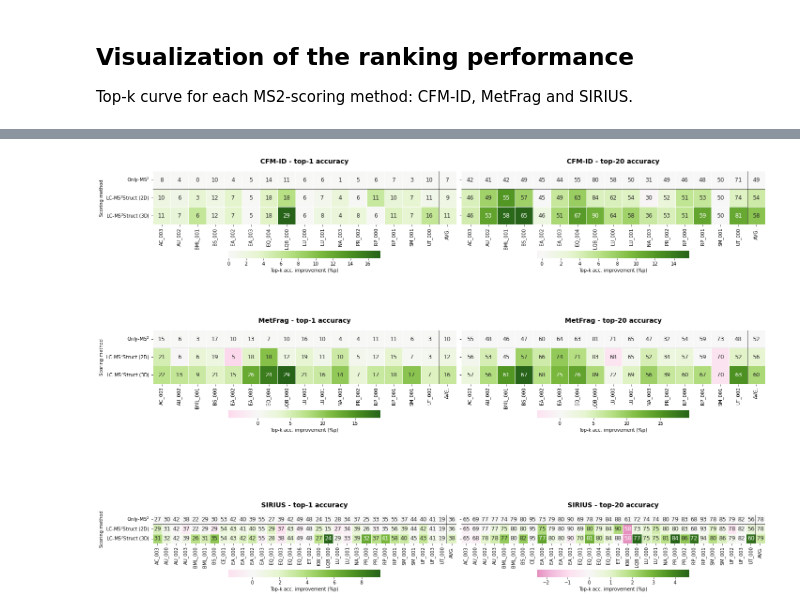
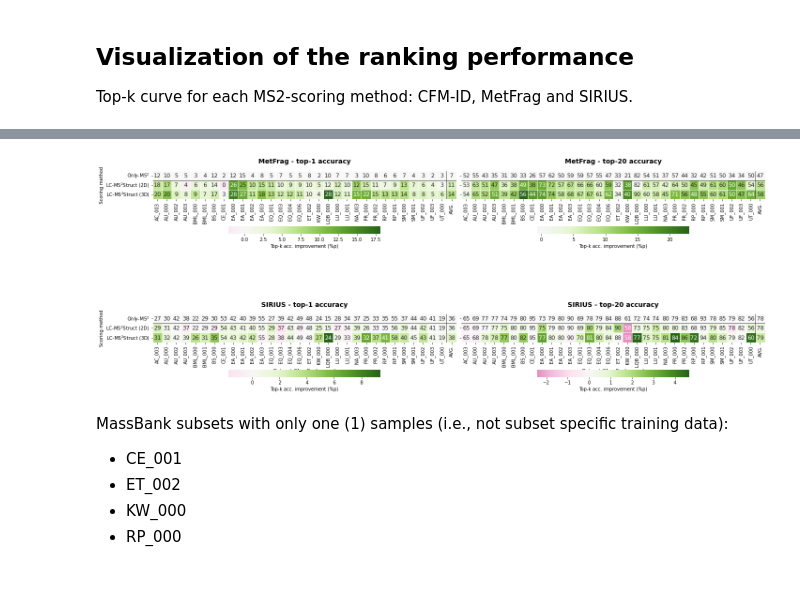
Before and after one commit to aalto-ics-kepaco/lcms2struct_exp, a Jupyter notebook: results_processed/publication/massbank/ssvm_lib=v2__exp_ver=4/NEW__exp_04__using_3D_features_for_inchikey1_aggregation.ipynb, the cells around one changed output, grey strips where cells are left out. Saved outputs shown, nothing was run; the diff lists cells and outputs as text; code cells hidden in the pictures; blank space fills up the shorter version.

```diff
--- a/results_processed/publication/massbank/ssvm_lib=v2__exp_ver=4/NEW__exp_04__using_3D_features_for_inchikey1_aggregation.ipynb
+++ b/results_processed/publication/massbank/ssvm_lib=v2__exp_ver=4/NEW__exp_04__using_3D_features_for_inchikey1_aggregation.ipynb
@@ -71,13 +71,13 @@ MetFrag performs an in-silico fragmentation for each candidate structure and com
 # SSVM (2D)
 setting = {"ds": "*", "mol_feat": "FCFP__binary__all__2D", "mol_id": "cid", "ms2scorer": "metfrag__norm", "ssvm_flavor": "default", "lloss_mode": "mol_feat_fps"}
 res__ssvm__metfrag__2D = load_topk__publication(
-    setting, agg_setting, basedir=os.path.join("massbank__with_stereo"), top_k_method="csi", load_max_model_number=True
+    setting, agg_setting, basedir=os.path.join("massbank"), top_k_method="csi", load_max_model_number=True
 )
 
 # SSVM (3D)
 setting = {"ds": "*", "mol_feat": "FCFP__binary__all__3D", "mol_id": "cid", "ms2scorer": "metfrag__norm", "ssvm_flavor": "default", "lloss_mode": "mol_feat_fps"}
 res__ssvm__metfrag__3D = load_topk__publication(
-    setting, agg_setting, basedir=os.path.join("massbank__with_stereo"), top_k_method="csi", load_max_model_number=True
+    setting, agg_setting, basedir=os.path.join("massbank"), top_k_method="csi", load_max_model_number=True
 )
 
 # Perform some sanity checks
@@ -339,28 +362,54 @@ SSVM (3D):  17700
 # %%
+# __tmp__03__b = plot__03__b(
+#     res__baseline=[
+#         res__ssvm__cfmid4__2D[(res__ssvm__cfmid4__2D["scoring_method"] == "Only MS") & (res__ssvm__cfmid4__2D["n_models"] == 8)].assign(scoring_method="Only-MS$^2$", ms2scorer="CFM-ID"),
+#         res__ssvm__metfrag__2D[(res__ssvm__metfrag__2D["scoring_method"] == "Only MS") & (res__ssvm__metfrag__2D["n_models"] == 8)].assign(scoring_method="Only-MS$^2$", ms2scorer="MetFrag"),
+#         res__ssvm__sirius__2D[(res__ssvm__sirius__2D["scoring_method"] == "Only MS") & (res__ssvm__sirius__2D["n_models"] == 8)].assign(scoring_method="Only-MS$^2$", ms2scorer="SIRIUS")
+#     ],
+#     res__ssvm__2D=[
+#         res__ssvm__cfmid4__2D[(res__ssvm__cfmid4__2D["scoring_method"] == "MS + RT") & (res__ssvm__cfmid4__2D["n_models"] == 8)].assign(scoring_method="LC-MS$^2$Struct (2D)", ms2scorer="CFM-ID"),
+#         res__ssvm__metfrag__2D[(res__ssvm__metfrag__2D["scoring_method"] == "MS + RT") & (res__ssvm__metfrag__2D["n_models"] == 8)].assign(scoring_method="LC-MS$^2$Struct (2D)", ms2scorer="MetFrag"),
+#         res__ssvm__sirius__2D[(res__ssvm__sirius__2D["scoring_method"] == "MS + RT") & (res__ssvm__sirius__2D["n_models"] == 8)].assign(scoring_method="LC-MS$^2$Struct (2D)", ms2scorer="SIRIUS")
+#     ],
+#     res__ssvm__3D=[
+#         res__ssvm__cfmid4__3D[(res__ssvm__cfmid4__3D["scoring_method"] == "MS + RT") & (res__ssvm__cfmid4__3D["n_models"] == 8)].assign(scoring_method="LC-MS$^2$Struct (3D)", ms2scorer="CFM-ID"),
+#         res__ssvm__metfrag__3D[(res__ssvm__metfrag__3D["scoring_method"] == "MS + RT") & (res__ssvm__metfrag__3D["n_models"] == 8)].assign(scoring_method="LC-MS$^2$Struct (3D)", ms2scorer="MetFrag"),
+#         res__ssvm__sirius__3D[(res__ssvm__sirius__3D["scoring_method"] == "MS + RT") & (res__ssvm__sirius__3D["n_models"] == 8)].assign(scoring_method="LC-MS$^2$Struct (3D)", ms2scorer="SIRIUS")
+#     ],
+#     ks=[1, 20],
+#     weighted_average=False,
+#     raise_on_missing_results=True,
+#     ctype="improvement",
+#     label_format=".0f"
+# )
+
 __tmp__03__b = plot__03__b(
     res__baseline=[
-        res__ssvm__cfmid4__2D[(res__ssvm__cfmid4__2D["scoring_method"] == "Only MS") & (res__ssvm__cfmid4__2D["n_models"] == 8)].assign(scoring_method="Only-MS$^2$", ms2scorer="CFM-ID"),
         res__ssvm__metfrag__2D[(res__ssvm__metfrag__2D["scoring_method"] == "Only MS") & (res__ssvm__metfrag__2D["n_models"] == 8)].assign(scoring_method="Only-MS$^2$", ms2scorer="MetFrag"),
         res__ssvm__sirius__2D[(res__ssvm__sirius__2D["scoring_method"] == "Only MS") & (res__ssvm__sirius__2D["n_models"] == 8)].assign(scoring_method="Only-MS$^2$", ms2scorer="SIRIUS")
     ],
     res__ssvm__2D=[
-        res__ssvm__cfmid4__2D[(res__ssvm__cfmid4__2D["scoring_method"] == "MS + RT") & (res__ssvm__cfmid4__2D["n_models"] == 8)].assign(scoring_method="LC-MS$^2$Struct (2D)", ms2scorer="CFM-ID"),
         res__ssvm__metfrag__2D[(res__ssvm__metfrag__2D["scoring_method"] == "MS + RT") & (res__ssvm__metfrag__2D["n_models"] == 8)].assign(scoring_method="LC-MS$^2$Struct (2D)", ms2scorer="MetFrag"),
         res__ssvm__sirius__2D[(res__ssvm__sirius__2D["scoring_method"] == "MS + RT") & (res__ssvm__sirius__2D["n_models"] == 8)].assign(scoring_method="LC-MS$^2$Struct (2D)", ms2scorer="SIRIUS")
     ],
     res__ssvm__3D=[
-        res__ssvm__cfmid4__3D[(res__ssvm__cfmid4__3D["scoring_method"] == "MS + RT") & (res__ssvm__cfmid4__3D["n_models"] == 8)].assign(scoring_method="LC-MS$^2$Struct (3D)", ms2scorer="CFM-ID"),
         res__ssvm__metfrag__3D[(res__ssvm__metfrag__3D["scoring_method"] == "MS + RT") & (res__ssvm__metfrag__3D["n_models"] == 8)].assign(scoring_method="LC-MS$^2$Struct (3D)", ms2scorer="MetFrag"),
         res__ssvm__sirius__3D[(res__ssvm__sirius__3D["scoring_method"] == "MS + RT") & (res__ssvm__sirius__3D["n_models"] == 8)].assign(scoring_method="LC-MS$^2$Struct (3D)", ms2scorer="SIRIUS")
     ],
     ks=[1, 20],
     weighted_average=False,
     raise_on_missing_results=True,
     ctype="improvement",
     label_format=".0f"
 )
 
 for ext in ["pdf", "svg"]:
     plt.savefig(os.path.join(".", os.extsep.join(["plot_04__b", ext])))
 # %% [output]
-[figure, old version]
+[figure, new version]
+# %% [markdown]
+MassBank subsets with only one (1) samples (i.e., not subset specific training data):
+- CE_001
+- ET_002
+- KW_000
+- RP_000
```
Also changed, not shown: parts of 4 cells of this notebook, 17 other files.
